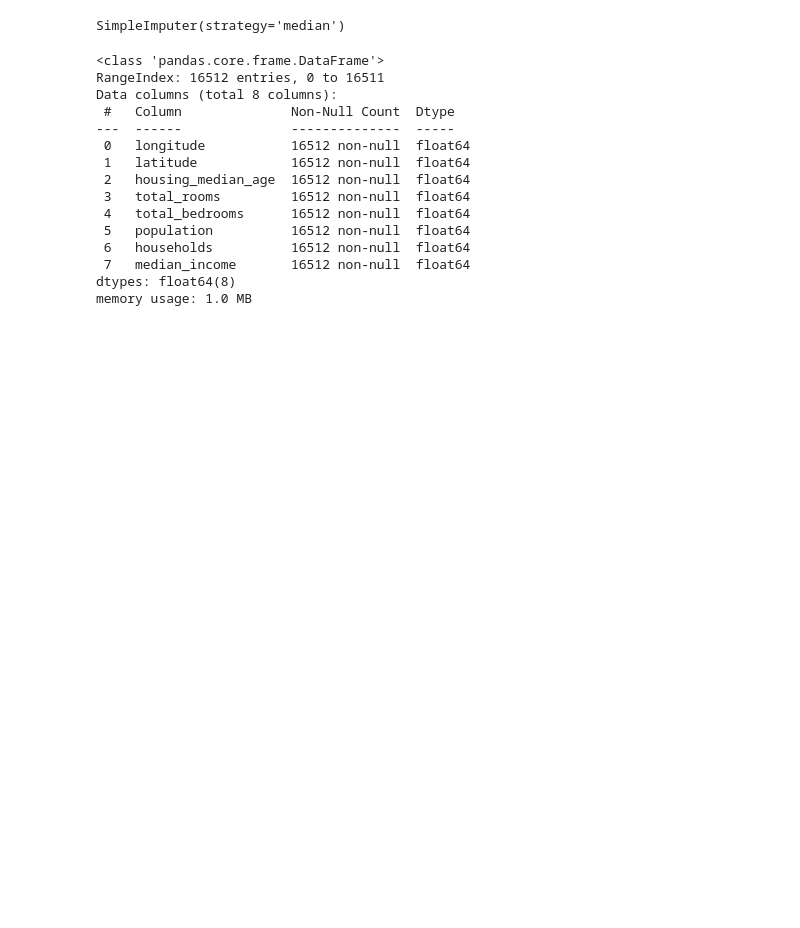
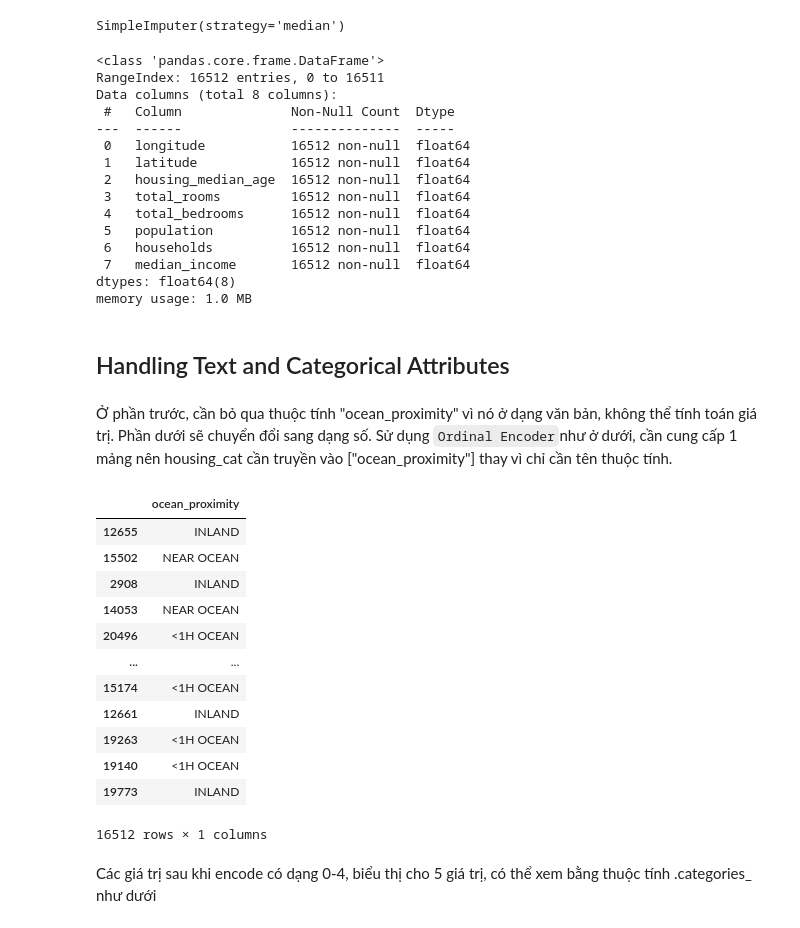
Before and after one commit to vuongle-vigo/Hands-On-Machine-Learning-Lab, a Jupyter notebook: Chapter 2. End-to-End Ma.ipynb, the cells around one changed output. Saved outputs shown, nothing was run; the diff lists cells and outputs as text; code cells hidden in the pictures; blank space fills up the shorter version.

```diff
--- a/Chapter 2. End-to-End Ma.ipynb
+++ b/Chapter 2. End-to-End Ma.ipynb
@@ -330,3 +337,24 @@ Data columns (total 8 columns):
  7   median_income       16512 non-null  float64
 dtypes: float64(8)
 memory usage: 1.0 MB
+# %% [markdown]
+## Handling Text and Categorical Attributes
+# %% [markdown]
+Ở phần trước, cần bỏ qua thuộc tính "ocean_proximity" vì nó ở dạng văn bản, không thể tính toán giá trị. Phần dưới sẽ chuyển đổi sang dạng số. Sử dụng `Ordinal Encoder`như ở dưới, cần cung cấp 1 mảng nên housing_cat cần truyền vào ["ocean_proximity"] thay vì chỉ cần tên thuộc tính.
+# %%
+housing_cat = housing[["ocean_proximity"]]
+housing_cat
+# %% [output]
+|  | ocean_proximity |
+| 12655 | INLAND |
+| 15502 | NEAR OCEAN |
+| 2908 | INLAND |
+| 14053 | NEAR OCEAN |
+| 20496 | <1H OCEAN |
+| ... | ... |
+| 15174 | <1H OCEAN |
+| 12661 | INLAND |
+| 19263 | <1H OCEAN |
+| 19140 | <1H OCEAN |
+| 19773 | INLAND |
+16512 rows × 1 columns
@@ -332,0 +366,2 @@ memory usage: 1.0 MB
+# %% [markdown]
+Các giá trị sau khi encode có dạng 0-4, biểu thị cho 5 giá trị, có thể xem bằng thuộc tính .categories_ như dưới
```
Also changed, not shown: parts of 10 cells of this notebook.
